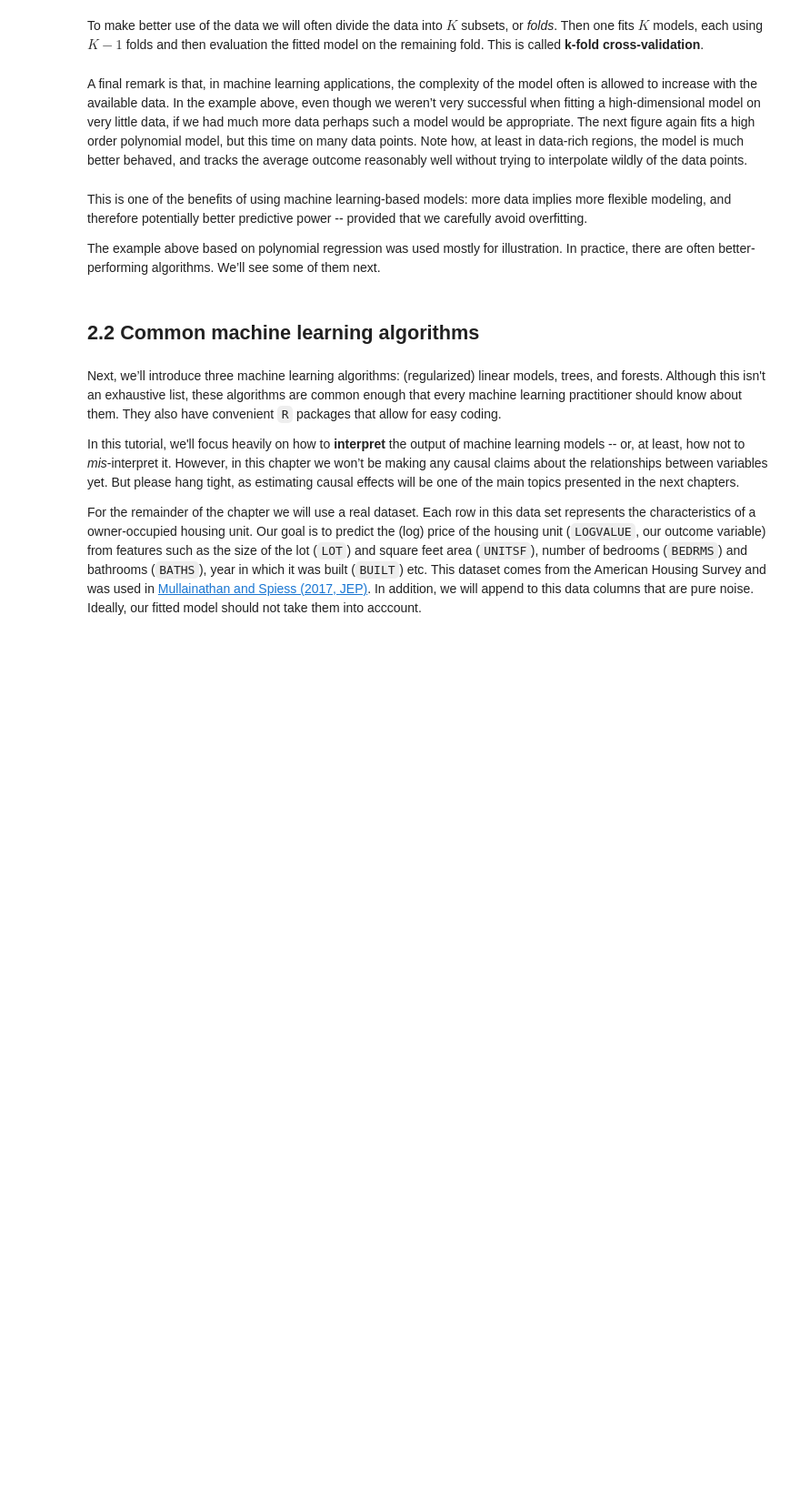
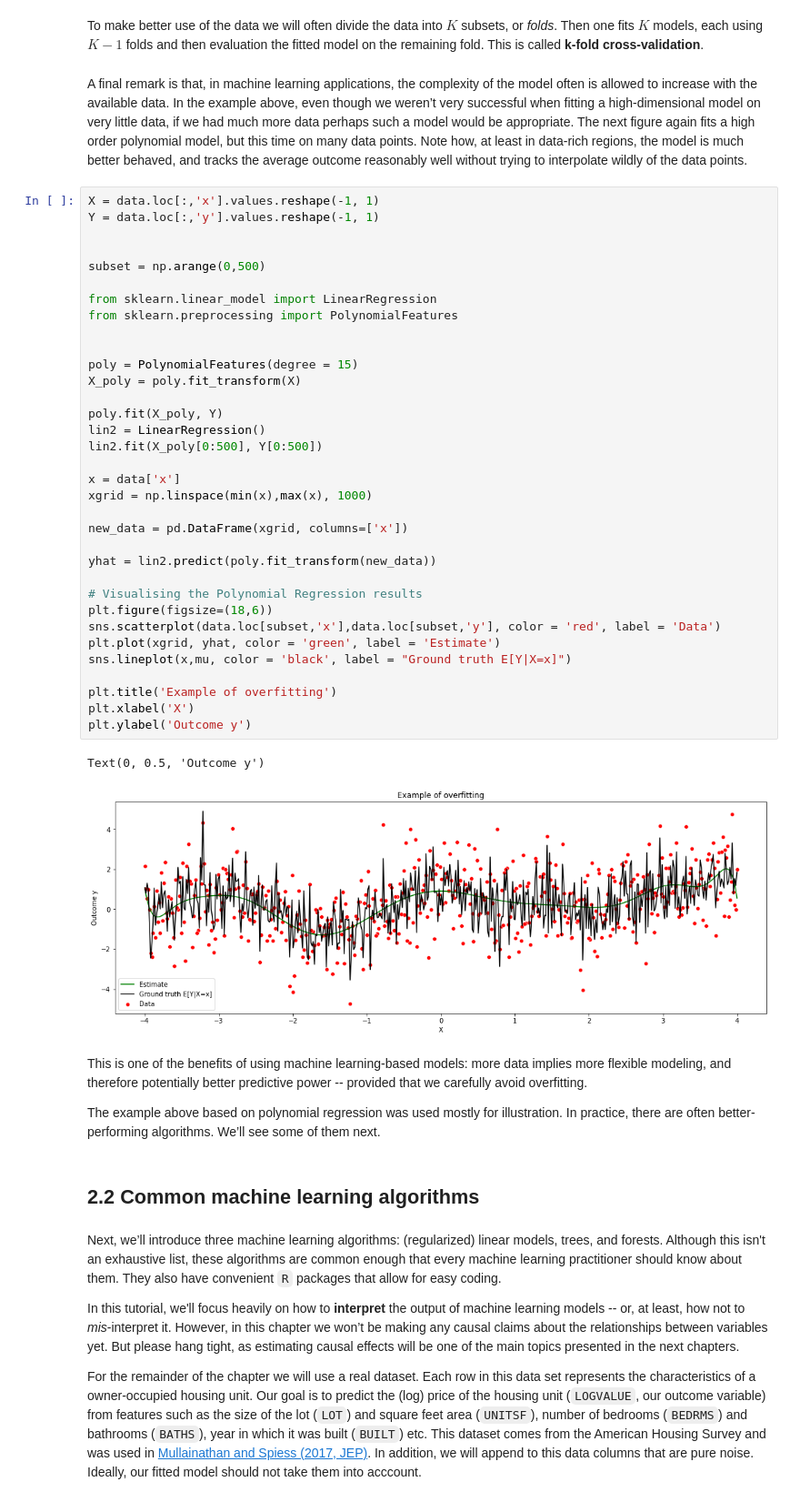
Before and after one commit to alexanderquispe/ml_book, a Jupyter notebook: Untitled-1.ipynb, the cells around one changed output. Shown: that part at 91% size. Cells and saved outputs as stored; diff of their text form; blank space fills up the shorter version.

```diff
--- a/Untitled-1.ipynb
+++ b/Untitled-1.ipynb
@@ -142,6 +187,43 @@ One data-driven way of deciding an appropriate level of complexity is to divide
 To make better use of the data we will often divide the data into $K$ subsets, or _folds_. Then one fits $K$ models, each using  $K-1$ folds and then evaluation the fitted model on the remaining fold. This is called **k-fold cross-validation**.
 # %% [markdown]
 A final remark is that, in machine learning applications, the complexity of the model often is allowed to increase with the available data. In the example above, even though we weren’t very successful when fitting a high-dimensional model on very little data, if we had much more data perhaps such a model would be appropriate. The next figure again fits a high order polynomial model, but this time on many data points. Note how, at least in data-rich regions, the model is much better behaved, and tracks the average outcome reasonably well without trying to interpolate wildly of the data points.
+# %%
+X = data.loc[:,'x'].values.reshape(-1, 1)
+Y = data.loc[:,'y'].values.reshape(-1, 1)
+
+
+subset = np.arange(0,500)
+
+from sklearn.linear_model import LinearRegression
+from sklearn.preprocessing import PolynomialFeatures
+
+
+poly = PolynomialFeatures(degree = 15)
+X_poly = poly.fit_transform(X)
+
+poly.fit(X_poly, Y)
+lin2 = LinearRegression()
+lin2.fit(X_poly[0:500], Y[0:500])
+
+x = data['x']
+xgrid = np.linspace(min(x),max(x), 1000)
+
+new_data = pd.DataFrame(xgrid, columns=['x'])
+
+yhat = lin2.predict(poly.fit_transform(new_data))
+
+# Visualising the Polynomial Regression results
+plt.figure(figsize=(18,6))
+sns.scatterplot(data.loc[subset,'x'],data.loc[subset,'y'], color = 'red', label = 'Data')
+plt.plot(xgrid, yhat, color = 'green', label = 'Estimate')
+sns.lineplot(x,mu, color = 'black', label = "Ground truth E[Y|X=x]")
+
+plt.title('Example of overfitting')
+plt.xlabel('X')
+plt.ylabel('Outcome y')
+# %% [output]
+Text(0, 0.5, 'Outcome y')
+[figure, added]
 # %% [markdown]
 This is one of the benefits of using machine learning-based models: more data implies more flexible modeling, and therefore potentially better predictive power -- provided that we carefully avoid overfitting.
 
```
Also changed, not shown: parts of 10 cells of this notebook.
